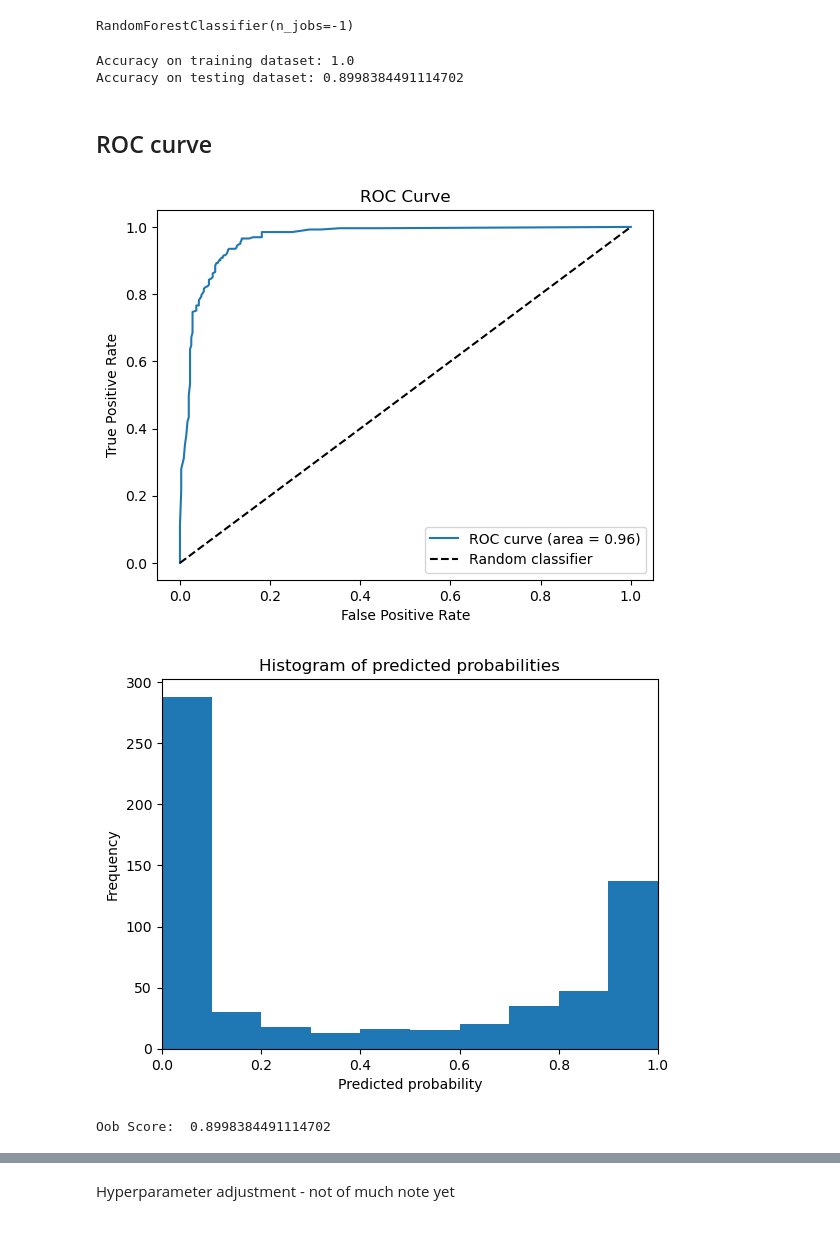
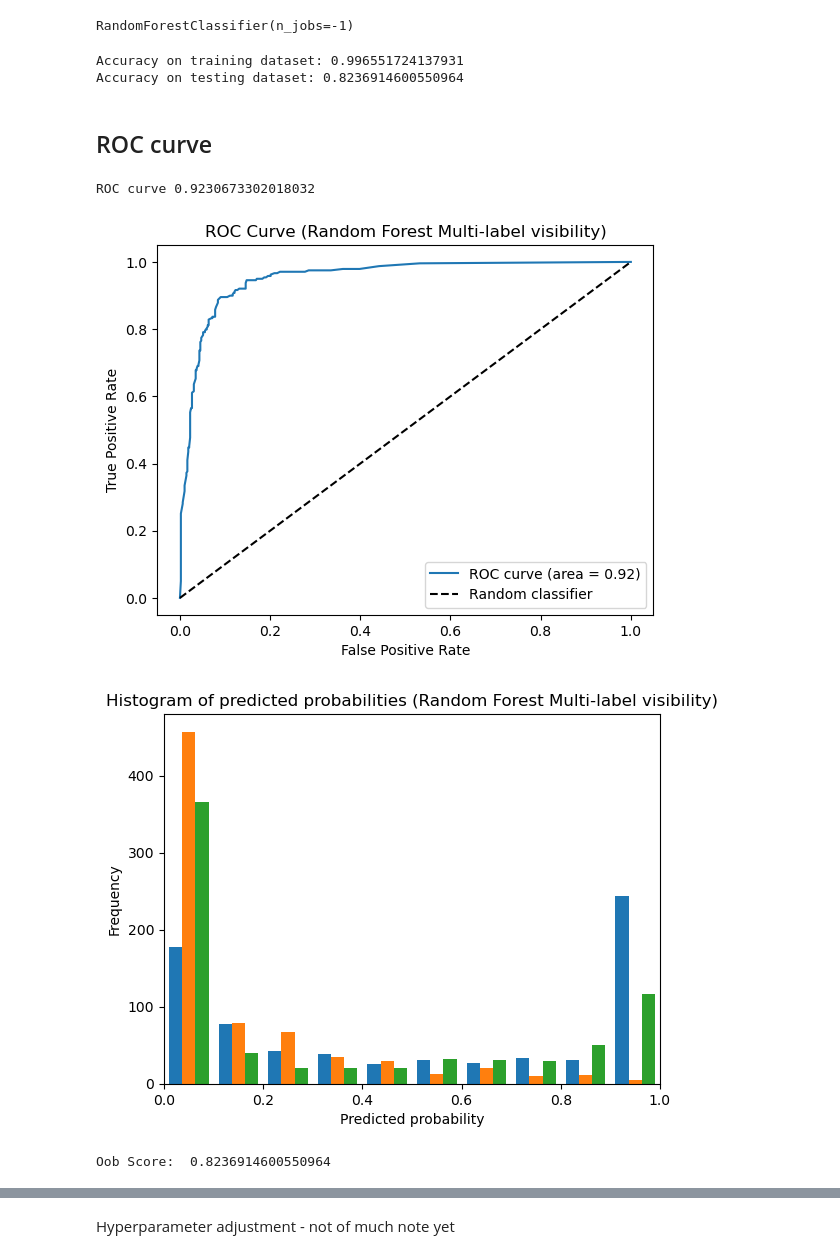
Before and after one commit to EmmaAlexander/mphys-moon, a Jupyter notebook: Code/moon_visibility_ML.ipynb, the cells around one changed output, grey strips where cells are left out. Drawn from its saved outputs; the diff is of its cells as text; code cells hidden in the pictures.

Commit message:
Added xgboost to main file

```diff
--- a/Code/moon_visibility_ML.ipynb
+++ b/Code/moon_visibility_ML.ipynb
@@ -19,9 +19,16 @@ from sklearn.preprocessing import MultiLabelBinarizer
 # %% [markdown]
 ## Reading in data
 # %%
-METHOD = False # replace seen column with method seen column
+#METHOD = False # replace seen column with method seen column
+MULTI_OUTPUT_METHOD = False #Replace naked eye seen column with array of methods
+MULTI_LABEL_METHOD = True #Replace naked eye seen column with either seen, visual aid or not seen
+XGBOOST = False #Use xgboost forest or random forest
 RANDOM = False # replace data with random arrays
 CLOUDCUT = False # cut all complete cloud cover data points
 GRID_SEARCH = False # gridsearch for best random forest hyperparameters
 REPEAT_ACCURACY = False #Run 20 times and calculate average accuracy
 LINUX = True #Use linux file paths
+
+
+TITLE = f"{'XGBoost' if XGBOOST else 'Random Forest'} {'Eye' if not MULTI_LABEL_METHOD and not MULTI_OUTPUT_METHOD else ''}{'Multi-label' if MULTI_LABEL_METHOD else ''}{'Multi-output' if MULTI_OUTPUT_METHOD else ''} visibility"
+print(TITLE)
@@ -139,14 +156,18 @@ X = data[features]
 x_train, x_test, y_train, y_test = train_test_split(X, y, test_size=0.2) # 80/20 training/test split
 # %%
 # Produce randomforest classifier model and fit to training data
-# Keep the random_state=1 in your arguments
-# gini or entropy
-if METHOD:
-    rf = MultiOutputClassifier(RandomForestClassifier(n_estimators=100,n_jobs=-1))#, criterion = 'gini', max_depth=12,random_state=0, oob_score=True)
+if XGBOOST:
+    if MULTI_OUTPUT_METHOD:
+        model = XGBClassifier(tree_method="hist") #, criterion = 'gini', max_depth=12,random_state=0, oob_score=True)
+    else:
+        model = XGBClassifier(max_depth=5, learning_rate=1)
 else:
-    rf = RandomForestClassifier(n_estimators=100,n_jobs=-1)
+    if MULTI_OUTPUT_METHOD:
+        model = MultiOutputClassifier(RandomForestClassifier(n_estimators=100,n_jobs=-1))#, criterion = 'gini', max_depth=12,random_state=0, oob_score=True)
+    else:
+        model = RandomForestClassifier(n_estimators=100,n_jobs=-1)
 # Fitting takes the input and "truth" data for classification purposes
-rf.fit(x_train, y_train)
+model.fit(x_train, y_train)
 # %% [output]
 RandomForestClassifier(n_jobs=-1)
 # %%
@@ -160,37 +181,41 @@ def get_easiest_method_names(methods):
     return mlb.inverse_transform(easiest_methods.astype(int))
 
 # Produce predictions for the classification of your training dataset using your model:
-y_pred = rf.predict(x_train)
+y_pred = model.predict(x_train)
 
 # plot the accuracies of said predictions
 print("Accuracy on training dataset:",accuracy_score(y_train, y_pred))
 rf_acc_train = accuracy_score(y_train, y_pred)
-y_pred = rf.predict(x_test)
+y_pred = model.predict(x_test)
 
 print("Accuracy on testing dataset:", accuracy_score(y_test, y_pred))
 rf_acc_test = accuracy_score(y_test, y_pred)
 
-if METHOD:
+if MULTI_OUTPUT_METHOD:
     print("Accuracy on testing dataset (easiest method only):", accuracy_score(get_easiest_method_names(y_test), get_easiest_method_names(y_pred)))
 # %% [output]
-Accuracy on training dataset: 1.0
-Accuracy on testing dataset: 0.8998384491114702
+Accuracy on training dataset: 0.996551724137931
+Accuracy on testing dataset: 0.8236914600550964
 # %% [markdown]
 ## ROC curve
 # %%
 # Get predicted class probabilities for the test set
-if METHOD:
+if MULTI_OUTPUT_METHOD:
     #y_pred_prob = rf.predict_proba(x_test)
     #roc_auc = roc_auc_score(y_test, y_pred_prob)
     print("Not currently working")
+elif MULTI_LABEL_METHOD:
+    y_pred_prob = model.predict_proba(x_test)
+    roc_auc = roc_auc_score(y_test, y_pred_prob, multi_class="ovr")
+    print(f"ROC curve {roc_auc}")
 else:
-    y_pred_prob = rf.predict_proba(x_test)[:, 1]
+    y_pred_prob = model.predict_proba(x_test)[:, 1]
     roc_auc = roc_auc_score(y_test, y_pred_prob)
-
-    # Compute the ROC AUC score
-    roc_auc
+    print(f"ROC curve {roc_auc}")
+# %% [output]
+ROC curve 0.9230673302018032
 # %%
-if METHOD:
+if MULTI_OUTPUT_METHOD:
     # roc curve for Multi classes
     colors = ['orange','red','green','blue','purple']
     #for i in range(len(ptype)):
@@ -207,27 +232,33 @@ if METHOD:
 else:
     # Compute the false positive rate (FPR)
     # and true positive rate (TPR) for different classification thresholds
-    fpr, tpr, thresholds = roc_curve(y_test, y_pred_prob, pos_label=pos)
+    if MULTI_LABEL_METHOD:
+        pos = 2
+        fpr, tpr, thresholds = roc_curve(y_test, y_pred_prob[:,2], pos_label=pos)
+    else:
+        if XGBOOST:
+            pos = 1
+        fpr, tpr, thresholds = roc_curve(y_test, y_pred_prob, pos_label=pos)
     # Plot the ROC curve
     plt.plot(fpr, tpr, label='ROC curve (area = %0.2f)' % roc_auc)
     # roc curve for tpr = fpr
     plt.plot([0, 1], [0, 1], 'k--', label='Random classifier')
     plt.xlabel('False Positive Rate')
     plt.ylabel('True Positive Rate')
-    plt.title('ROC Curve')
+    plt.title(f'ROC Curve ({TITLE})')
     plt.legend(loc="lower right")
     plt.show()
 # %% [output]
-[figure, old version]
+[figure, new version]
 # %%
 # Plot the predicted class probabilities
-if not METHOD:
+if not MULTI_OUTPUT_METHOD:
     plt.hist(y_pred_prob, bins=10)
     plt.xlim(0, 1)
-    plt.title('Histogram of predicted probabilities')
+    plt.title(f'Histogram of predicted probabilities ({TITLE})')
     plt.xlabel('Predicted probability')
     plt.ylabel('Frequency')
     plt.show()
 # %% [output]
-[figure, old version]
+[figure, new version]
 # %%
@@ -254,6 +285,6 @@ if REPEAT_ACCURACY:
 # %%
-print('Oob Score: ', rf.score(x_test, y_test))
+print('Oob Score: ', model.score(x_test, y_test))
 # %% [output]
-Oob Score:  0.8998384491114702
+Oob Score:  0.8236914600550964
 # %%
 # plot your confusion matrix
```
Also changed, not shown: parts of 9 cells of this notebook, 6 other files.
